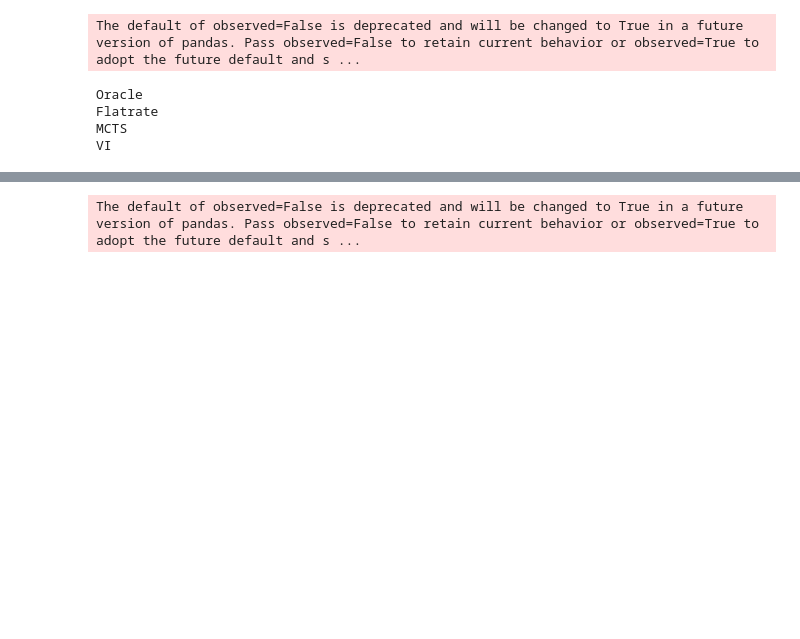
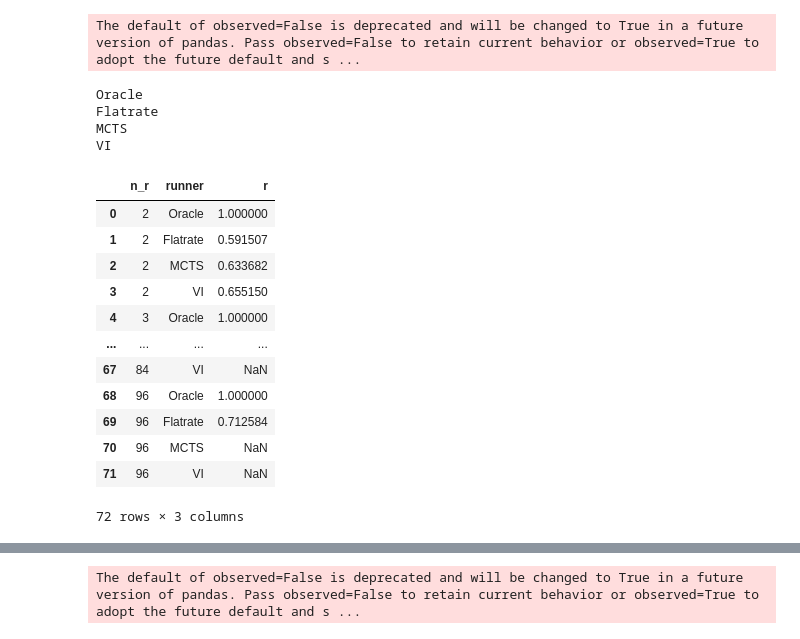
Before and after one commit to BoZenKhaa/PricingMDP.jl, a Jupyter notebook: notebooks/analysis_variable_resources.ipynb, the cells around one changed output, grey strips where cells are left out. Saved outputs shown, nothing was run; the diff lists cells and outputs as text; code cells hidden in the pictures; blank space fills up the shorter version.

```diff
--- a/notebooks/analysis_variable_resources.ipynb
+++ b/notebooks/analysis_variable_resources.ipynb
@@ -10,7 +10,8 @@ from Python.pricingmdprunner.utils import load_yaml
 
 FIGROOT = Path(r"C:\Users\mrkos\scth\projects\MDP_pricing_paper\fig\new_experiments")
 # %%
-experiments_path = Path(r"C:\Users\mrkos\scth\projects\MDPPricing\data\ev_variable_resources")
+# experiments_path = Path(r"C:\Users\mrkos\scth\projects\MDPPricing\data\ev_variable_resources")
+experiments_path = Path(r"C:\Users\mrkos\scth\projects\MDPPricing\data\ev_variable_resources_higher_demand")
 # %%
 res_dfs = []
 for result_path in experiments_path.rglob("**/config*_result.csv"):
@@ -22,9 +23,9 @@ for result_path in experiments_path.rglob("**/config*_result.csv"):
     problem_config = load_yaml(problem_config_path)
     result = pd.read_csv(result_path)
 
-    if result_path.stem == "config_flatrate_result":
-        flatrate_per_timeslot = pd.read_csv(result_path.parent/"config_flatrate_result_price.csv").iloc[0,0]
-        result["flatrate_per_timeslot"] = flatrate_per_timeslot
+    # if result_path.stem == "config_flatrate_result":
+    #     flatrate_per_timeslot = pd.read_csv(result_path.parent/"config_flatrate_result_price.csv").iloc[0,0]
+    #     result["flatrate_per_timeslot"] = flatrate_per_timeslot
 
     pp_row = pd.DataFrame(problem_config["pp_params"], index=[0,])
     for col in pp_row.columns:
@@ -73,3 +74,4 @@ expected_res  runner
 Name: r, Length: 72, dtype: float64
 # %%
-df["expected_res_noisy"] = df["expected_res"] + 0.3*np.random.rand(len(df))
+df["n_res_noisy"] = df["n_r"] + 0.3*np.random.rand(len(df))
+px.scatter(df, x="n_res_noisy", y = "r", color="runner", opacity=0.3)
@@ -134,7 +134,7 @@ fig.show()
 # %% [markdown]
 ## Scatter plot - normalized revenue vs #n of resources
 # %%
-df_mean = df.groupby(['expected_res', 'runner'])["r"].mean().reset_index()
+df_mean = df.groupby(['n_r', 'runner'])["r"].mean().reset_index()
 df_mean_normalized = df_mean.copy()
 # %% [output]
 The default of observed=False is deprecated and will be changed to True in a future version of pandas. Pass observed=False to retain current behavior or observed=True to adopt the future default and s ...
@@ -149,4 +149,20 @@ Oracle
 Flatrate
 MCTS
 VI
+# %%
+df_mean_normalized
+# %% [output]
+|  | n_r | runner | r |
+| 0 | 2 | Oracle | 1.000000 |
+| 1 | 2 | Flatrate | 0.591507 |
+| 2 | 2 | MCTS | 0.633682 |
+| 3 | 2 | VI | 0.655150 |
+| 4 | 3 | Oracle | 1.000000 |
+| ... | ... | ... | ... |
+| 67 | 84 | VI | NaN |
+| 68 | 96 | Oracle | 1.000000 |
+| 69 | 96 | Flatrate | 0.712584 |
+| 70 | 96 | MCTS | NaN |
+| 71 | 96 | VI | NaN |
+72 rows × 3 columns
 # %%
```
Also changed, not shown: parts of 6 cells of this notebook, 2 other files.
